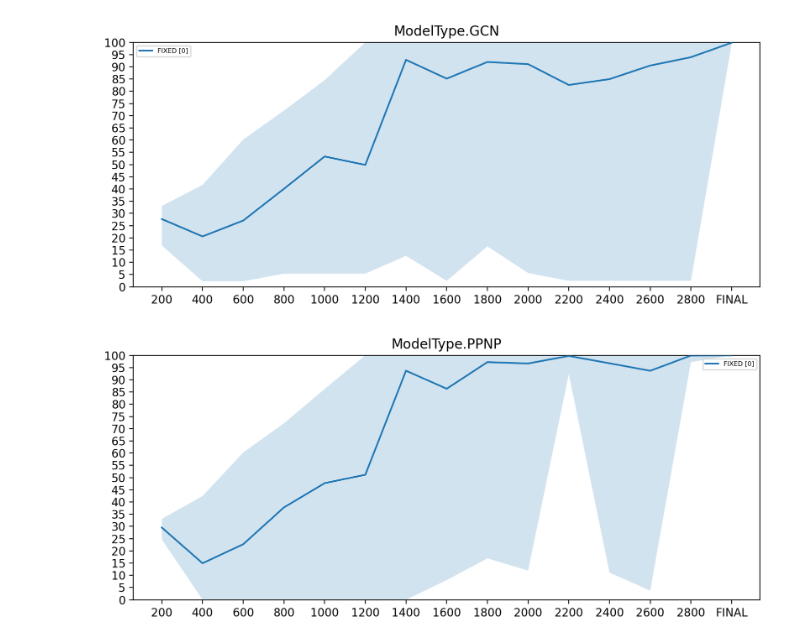
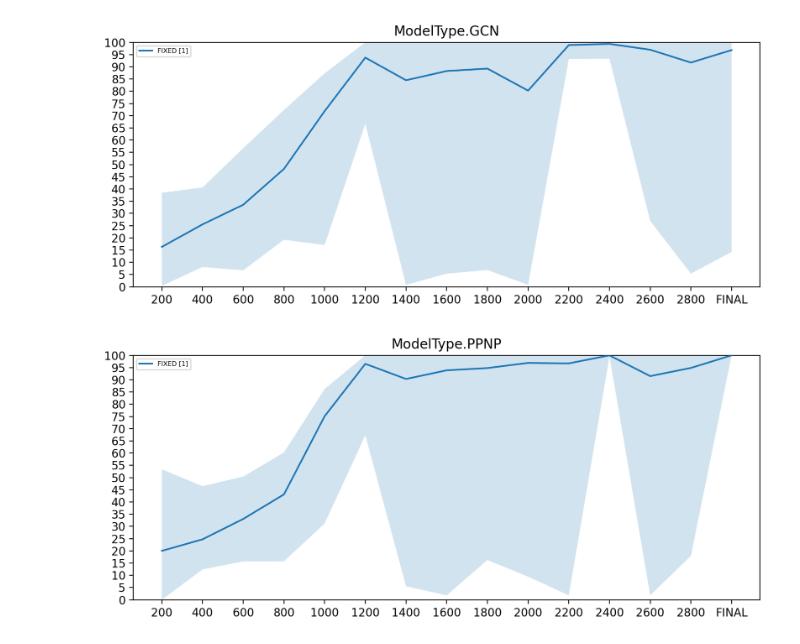
Before and after one commit to antoniooroz/guided-research, a Jupyter notebook: visualizations/active_learning_sbmal.ipynb, the cells around one changed output. Drawn from its saved outputs; the diff is of its cells as text; code cells hidden in the pictures.

```diff
--- a/visualizations/active_learning_sbmal.ipynb
+++ b/visualizations/active_learning_sbmal.ipynb
@@ -6,8 +6,8 @@ import numpy as np
 from math import floor, ceil, sqrt
 
 ############### PARAMS ##################
-tag = "active_learning_sbm_balanced_val0_al2.1_v0"
-only_compare = ['FIXED [0]']
+tag = "active_learning_sbm_unbalanced_val0_al2.1_v0"
+only_compare = ['FIXED [1]']
 #########################################
 
 wandb.login()
@@ -124,32 +124,33 @@ for key, runs in runs_per_model.items():
             '95-confidence': run.summary[f"std{SUMMARY_FINAL_ACCURACY}"]*100/sqrt((SAMPLES))*1.95964,
             'max': run.summary[f"max{SUMMARY_FINAL_ACCURACY}"]*100,
             'min': run.summary[f"min{SUMMARY_FINAL_ACCURACY}"]*100,
             'timestep': 'FINAL',
             'selector': active_learning_selector
         })
 
     sortBy(datapoints)
 
     df = pd.DataFrame(dict(
         x=getColumn(datapoints, 'timestep'),
         y=getColumn(datapoints, 'accuracy'),
         err=getColumn(datapoints, 'deviation'),
         label=getColumn(datapoints, 'selector'),
         minimum=getColumn(datapoints, 'min'),
         maximum=getColumn(datapoints, 'max')))
     groups = df.groupby('label')
 
     fig, ax = plt.subplots(figsize=(10, 4), dpi=200)
     ax.margins(0.05)
     for name, group in groups:
         ax.set_ylim([0.0, 100])
         ax.plot(group.x, group.y, '-', label=name, zorder=10)
+        #ax.fill_between(group.x, group.y-group.err, group.y+group.err, label=f"_{name}", alpha=0.2, zorder=0)
         ax.fill_between(group.x, group.minimum, group.maximum, label=f"_{name}", alpha=0.2, zorder=0)
         ax.yaxis.set_ticks(np.arange(0, 105, 5))
 
     ax.legend(fontsize = 'xx-small')
     plt.title(key)
     plt.show()
 # %% [output]
-[figure, old version]
+[figure, new version]
-[figure, old version]
+[figure, new version]
```
Also changed, not shown: 5 other files.
